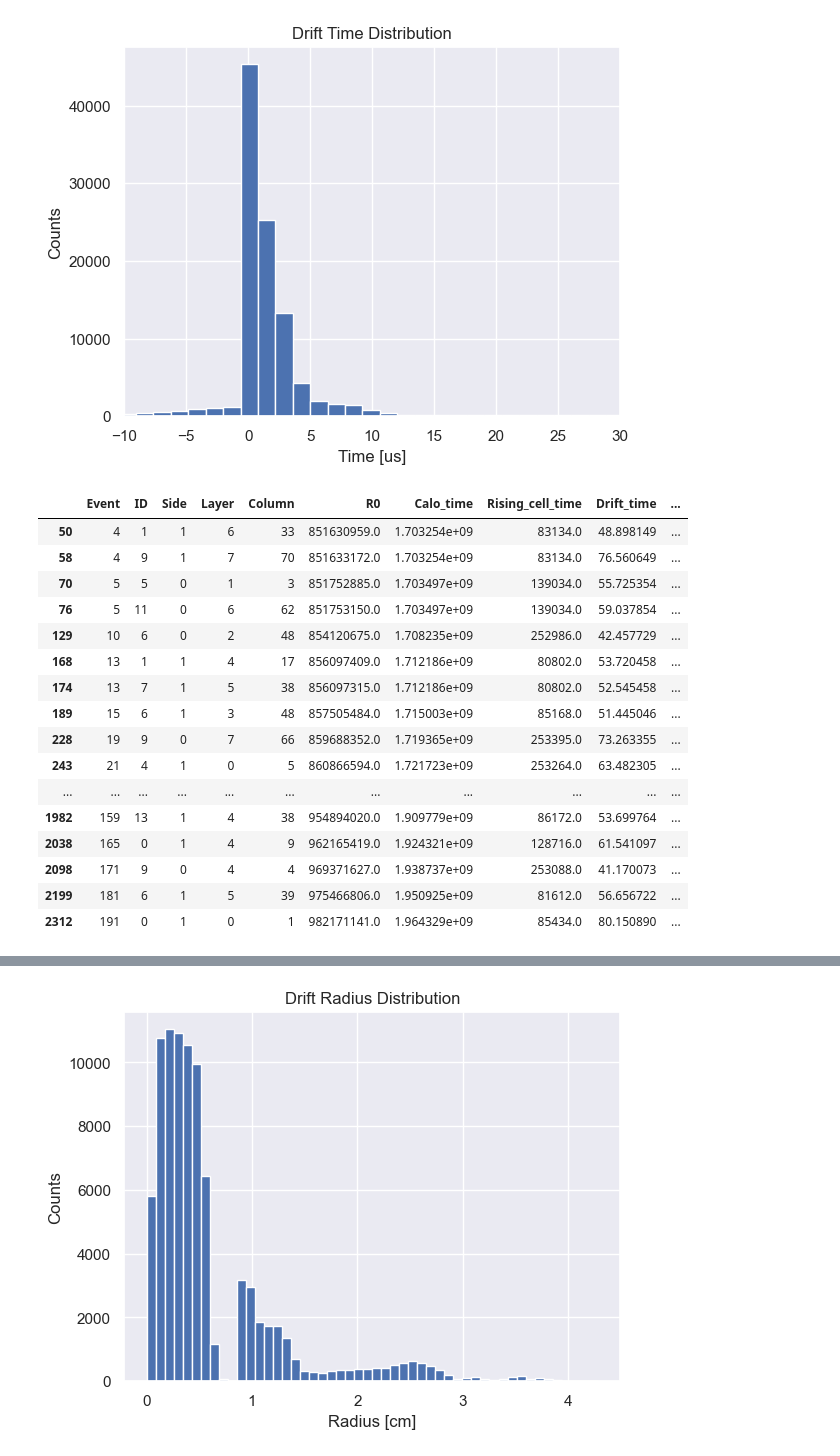
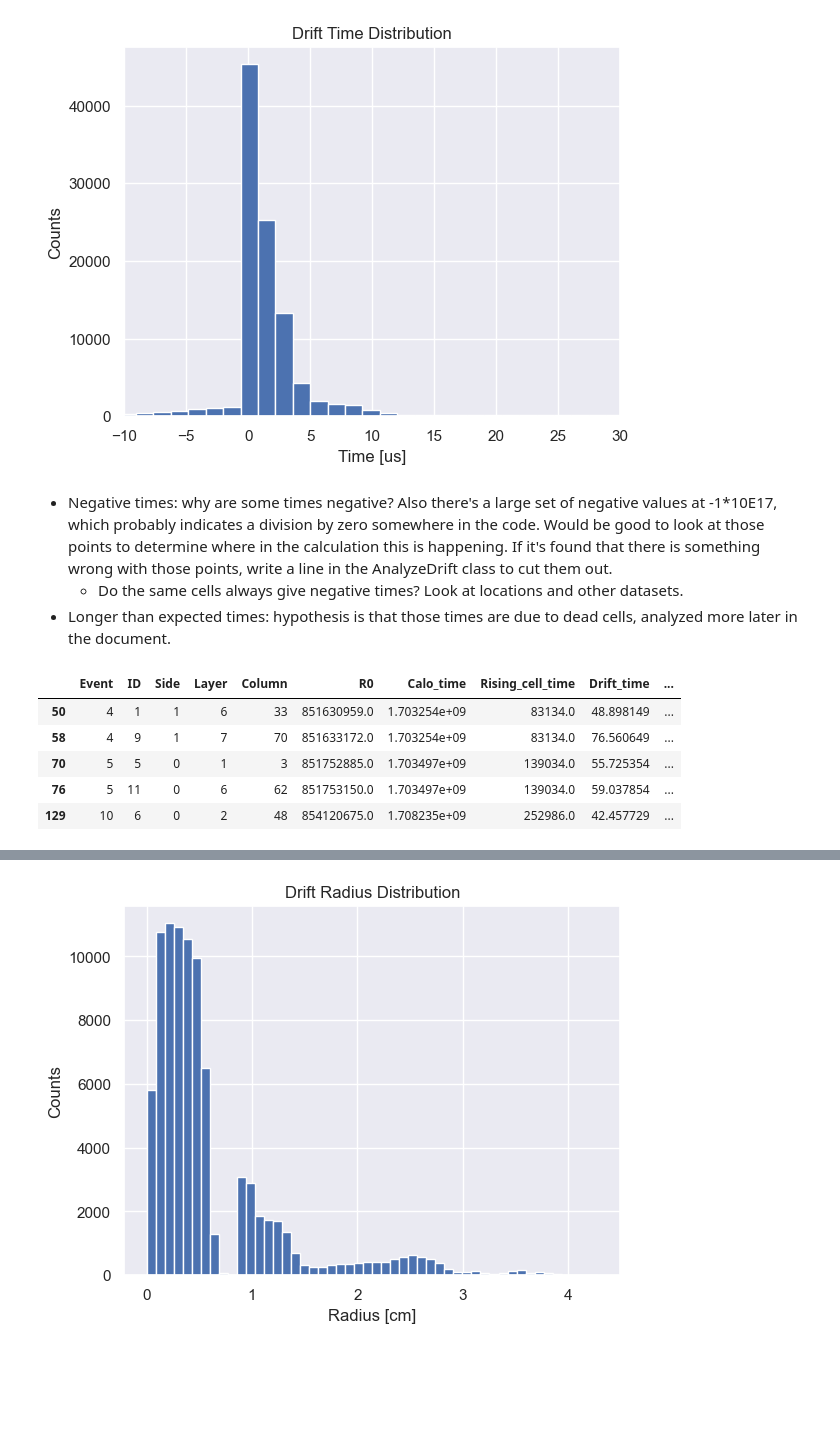
Before and after one commit to claireberschauer/MSc_Dissertation, a Jupyter notebook: Dissertation_Results_and_Analysis.ipynb, the cells around one changed output, grey strips where cells are left out. Cells and saved outputs as stored; diff of their text form; code cells hidden in the pictures; blank space fills up the shorter version.

```diff
--- a/Dissertation_Results_and_Analysis.ipynb
+++ b/Dissertation_Results_and_Analysis.ipynb
@@ -35,24 +43,17 @@ plt.title('Drift Time Distribution')
 plt.show()
 # %% [output]
 [figure]
+# %% [markdown]
+- Negative times: why are some times negative? Also there's a large set of negative values at -1\*10E17, which probably indicates a division by zero somewhere in the code. Would be good to look at those points to determine where in the calculation this is happening. If it's found that there is something wrong with those points, write a line in the AnalyzeDrift class to cut them out.
+    - Do the same cells always give negative times? Look at locations and other datasets.
+- Longer than expected times: hypothesis is that those times are due to dead cells, analyzed more later in the document.
 # %%
 outlier_df = ad.drift_df[ad.drift_df['Drift_time'] > 40]
-outlier_df.head(50)
+outlier_df.head()
 # %% [output]
 |  | Event | ID | Side | Layer | Column | R0 | Calo_time | Rising_cell_time | Drift_time | ... |
 | 50 | 4 | 1 | 1 | 6 | 33 | 851630959.0 | 1.703254e+09 | 83134.0 | 48.898149 | ... |
 | 58 | 4 | 9 | 1 | 7 | 70 | 851633172.0 | 1.703254e+09 | 83134.0 | 76.560649 | ... |
 | 70 | 5 | 5 | 0 | 1 | 3 | 851752885.0 | 1.703497e+09 | 139034.0 | 55.725354 | ... |
 | 76 | 5 | 11 | 0 | 6 | 62 | 851753150.0 | 1.703497e+09 | 139034.0 | 59.037854 | ... |
 | 129 | 10 | 6 | 0 | 2 | 48 | 854120675.0 | 1.708235e+09 | 252986.0 | 42.457729 | ... |
-| 168 | 13 | 1 | 1 | 4 | 17 | 856097409.0 | 1.712186e+09 | 80802.0 | 53.720458 | ... |
-| 174 | 13 | 7 | 1 | 5 | 38 | 856097315.0 | 1.712186e+09 | 80802.0 | 52.545458 | ... |
-| 189 | 15 | 6 | 1 | 3 | 48 | 857505484.0 | 1.715003e+09 | 85168.0 | 51.445046 | ... |
-| 228 | 19 | 9 | 0 | 7 | 66 | 859688352.0 | 1.719365e+09 | 253395.0 | 73.263355 | ... |
-| 243 | 21 | 4 | 1 | 0 | 5 | 860866594.0 | 1.721723e+09 | 253264.0 | 63.482305 | ... |
-| ... | ... | ... | ... | ... | ... | ... | ... | ... | ... | ... |
-| 1982 | 159 | 13 | 1 | 4 | 38 | 954894020.0 | 1.909779e+09 | 86172.0 | 53.699764 | ... |
-| 2038 | 165 | 0 | 1 | 4 | 9 | 962165419.0 | 1.924321e+09 | 128716.0 | 61.541097 | ... |
-| 2098 | 171 | 9 | 0 | 4 | 4 | 969371627.0 | 1.938737e+09 | 253088.0 | 41.170073 | ... |
-| 2199 | 181 | 6 | 1 | 5 | 39 | 975466806.0 | 1.950925e+09 | 81612.0 | 56.656722 | ... |
-| 2312 | 191 | 0 | 1 | 0 | 1 | 982171141.0 | 1.964329e+09 | 85434.0 | 80.150890 | ... |
```
Also changed, not shown: parts of 41 cells of this notebook, 2 other files.
